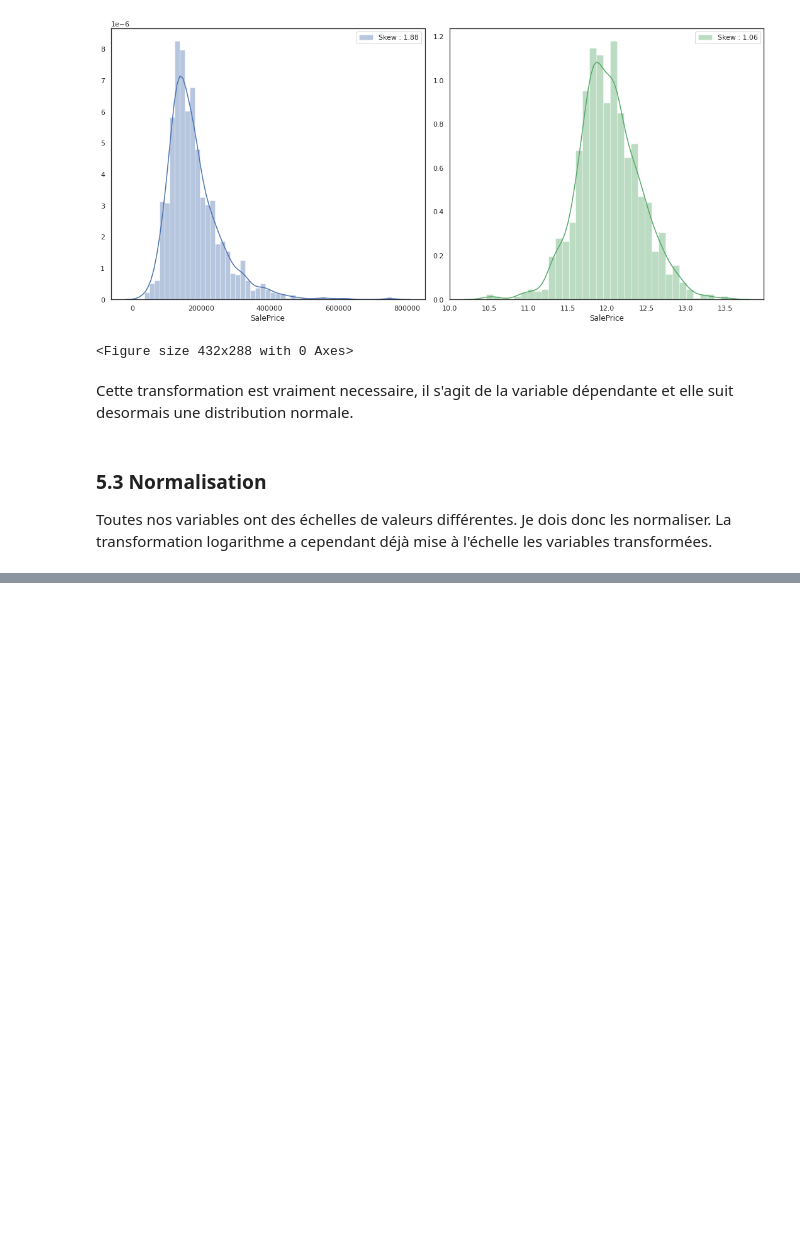
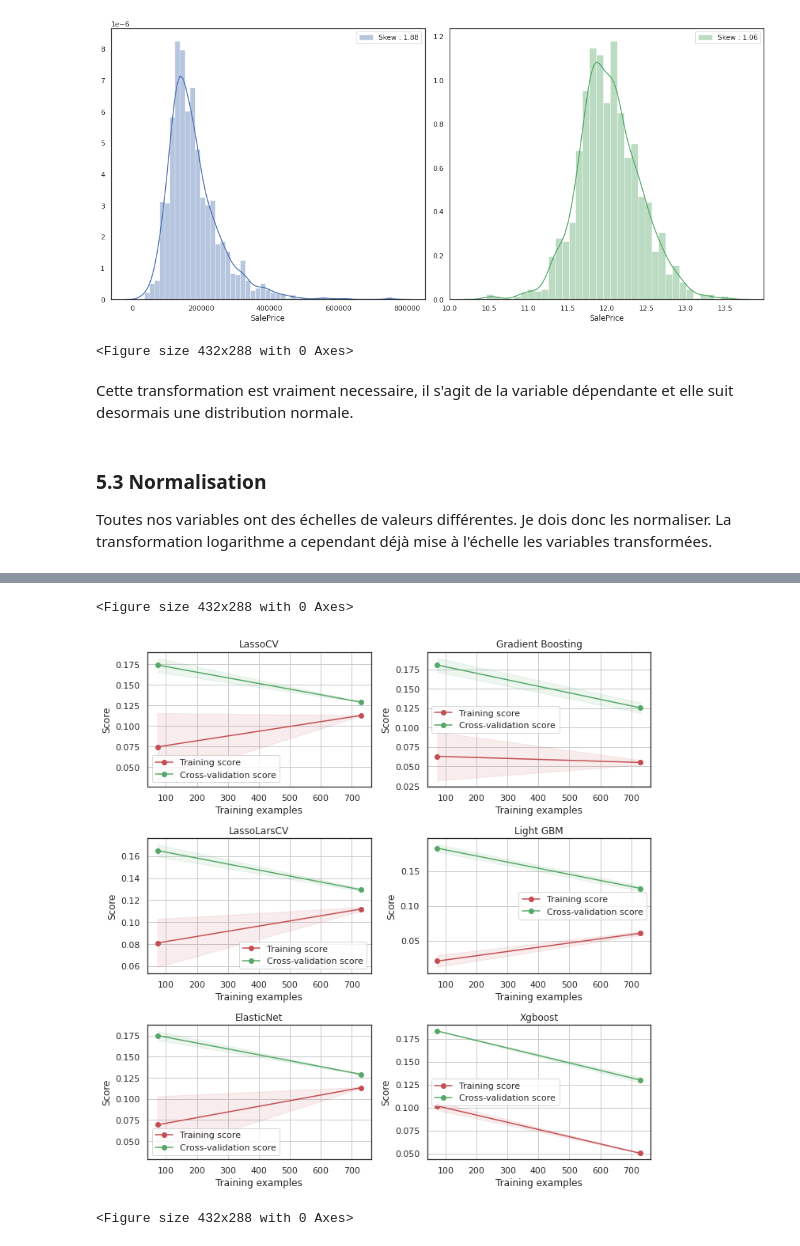
Before and after one commit to Grelot/machine_learning_demo, a Jupyter notebook: house_prices_advanced_regression_techiques.ipynb, the cells around one changed output, grey strips where cells are left out. Cells and saved outputs as stored; diff of their text form; code cells hidden in the pictures; blank space fills up the shorter version.

```diff
--- a/house_prices_advanced_regression_techiques.ipynb
+++ b/house_prices_advanced_regression_techiques.ipynb
@@ -490,0 +558,7 @@ test = dataset[train_len:]
+# %%
+## Gradient Boosting
+GBoost = GradientBoostingRegressor(n_estimators=3000, learning_rate=0.05,
+                                   max_depth=4, max_features='sqrt',
+                                   min_samples_leaf=15, min_samples_split=10,
+                                   loss='huber', random_state =5)
+RMSE(GBoost,X_train,Y_train)
@@ -490,0 +567,13 @@ test = dataset[train_len:]
+# %%
+GBoost.fit(X_train,Y_train)
+Y_pred_GBoost = np.expm1(GBoost.predict(test))
+# %%
+## Light GBM
+LightGB = lgb.LGBMRegressor(objective='regression',num_leaves=5,
+                              learning_rate=0.05, n_estimators=720,
+                              max_bin = 55, bagging_fraction = 0.8,
+                              bagging_freq = 5, feature_fraction = 0.2319,
+                              feature_fraction_seed=9, bagging_seed=9,
+                              min_data_in_leaf =6, min_sum_hessian_in_leaf = 11)
+
+RMSE(LightGB,X_train,Y_train)
@@ -490,0 +582,3 @@ test = dataset[train_len:]
+# %%
+LightGB.fit(X_train,Y_train)
+Y_pred_LightGB = np.expm1(LightGB.predict(test))
@@ -490,0 +635,9 @@ test = dataset[train_len:]
+# %%
+## learning curves
+estimators = [lassocv,lassolarscv,elasticnetcv,GBoost,LightGB,model_xgb]
+titles = ["LassoCV","LassoLarsCV","ElasticNet","Gradient Boosting","Light GBM","Xgboost"]
+plot_learning_curves(estimators, titles, X_train, Y_train, cv=2 ,n_jobs=4)
+# %% [output]
+<Figure size 432x288 with 0 Axes>
+[figure, added]
+<Figure size 432x288 with 0 Axes>
```
Also changed, not shown: parts of 28 cells of this notebook, 1 other file.
